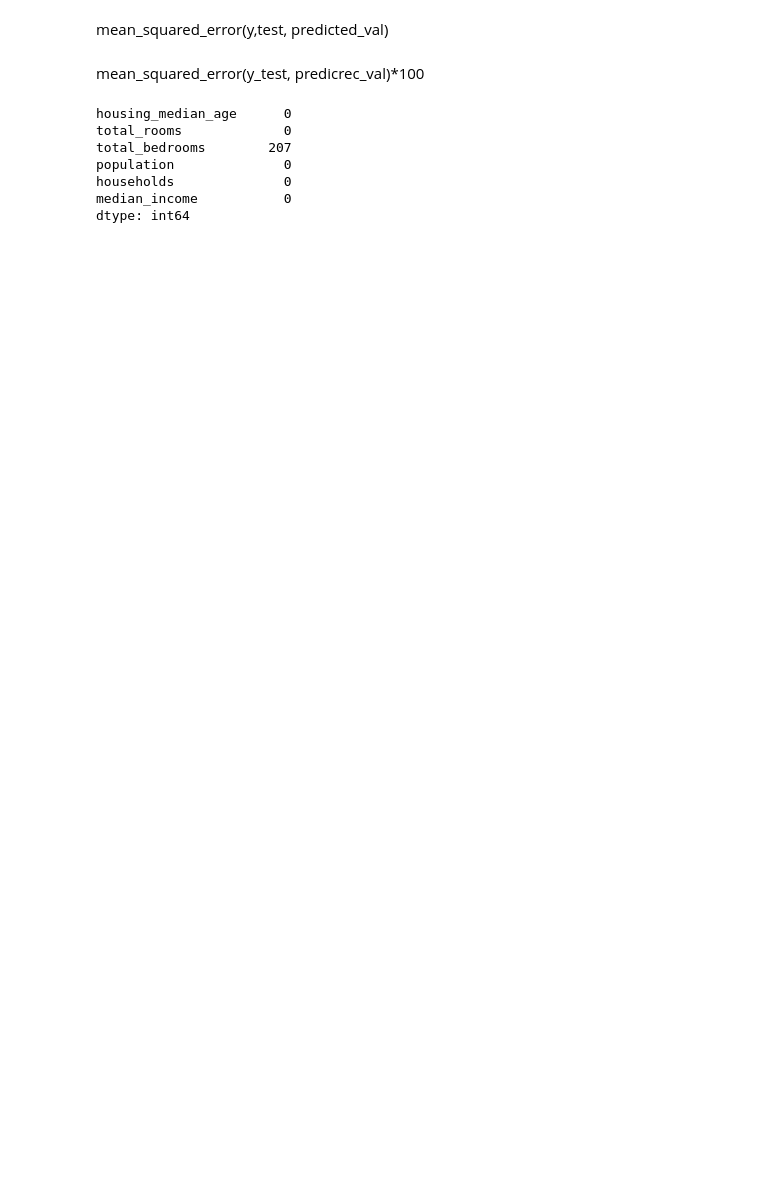
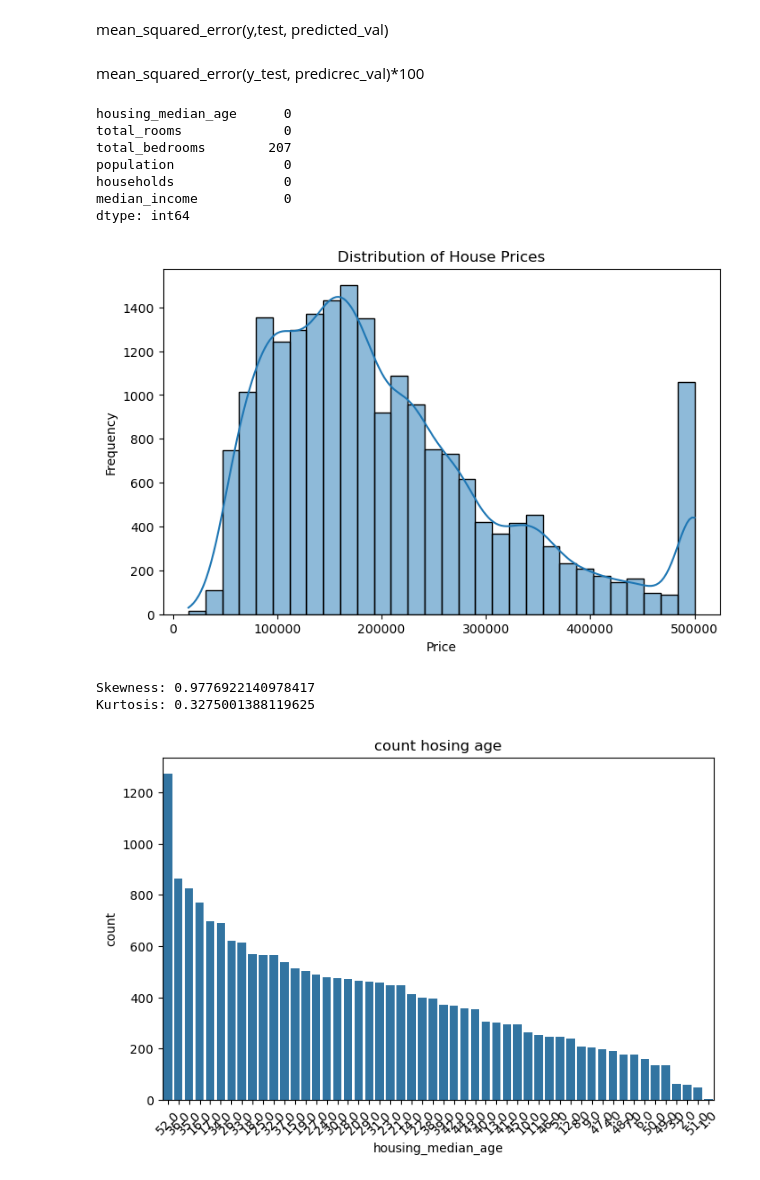
Before and after one commit to bhimashanka/classwork, a Jupyter notebook: day12.ipynb, the cells around one changed output. Cells and saved outputs as stored; diff of their text form; code cells hidden in the pictures; blank space fills up the shorter version.

```diff
--- a/day12.ipynb
+++ b/day12.ipynb
@@ -162,3 +163,34 @@ median_income           0
 dtype: int64
 # %%
 x_test.dropna(inplace=True)
+# %%
+import pandas as pd
+import seaborn as sns
+import matplotlib.pyplot as plt
+from scipy.stats import skew, kurtosis
+
+df = pd.read_csv(r"C:\Users\BHIMA SHANKAR\Downloads\housing.csv")
+
+plt.figure(figsize=(8,5))
+sns.histplot(df["median_house_value"], kde=True, bins=30)
+plt.title("Distribution of House Prices")
+plt.xlabel("Price")
+plt.ylabel("Frequency")
+plt.show()
+
+price_skewness = skew(df["median_house_value"])
+price_kurtosis = kurtosis(df["median_house_value"])
+
+print("Skewness:", price_skewness)
+print("Kurtosis:", price_kurtosis)
+
+plt.figure(figsize=(8,5))
+sns.countplot(data=df, x="housing_median_age", order=df["housing_median_age"].value_counts().index)
+plt.title("count hosing age")
+plt.xticks(rotation=45)
+plt.show()
+# %% [output]
+[figure, added]
+Skewness: 0.9776922140978417
+Kurtosis: 0.3275001388119625
+[figure, added]
```
Also changed, not shown: parts of 3 cells of this notebook, 6 other files.
